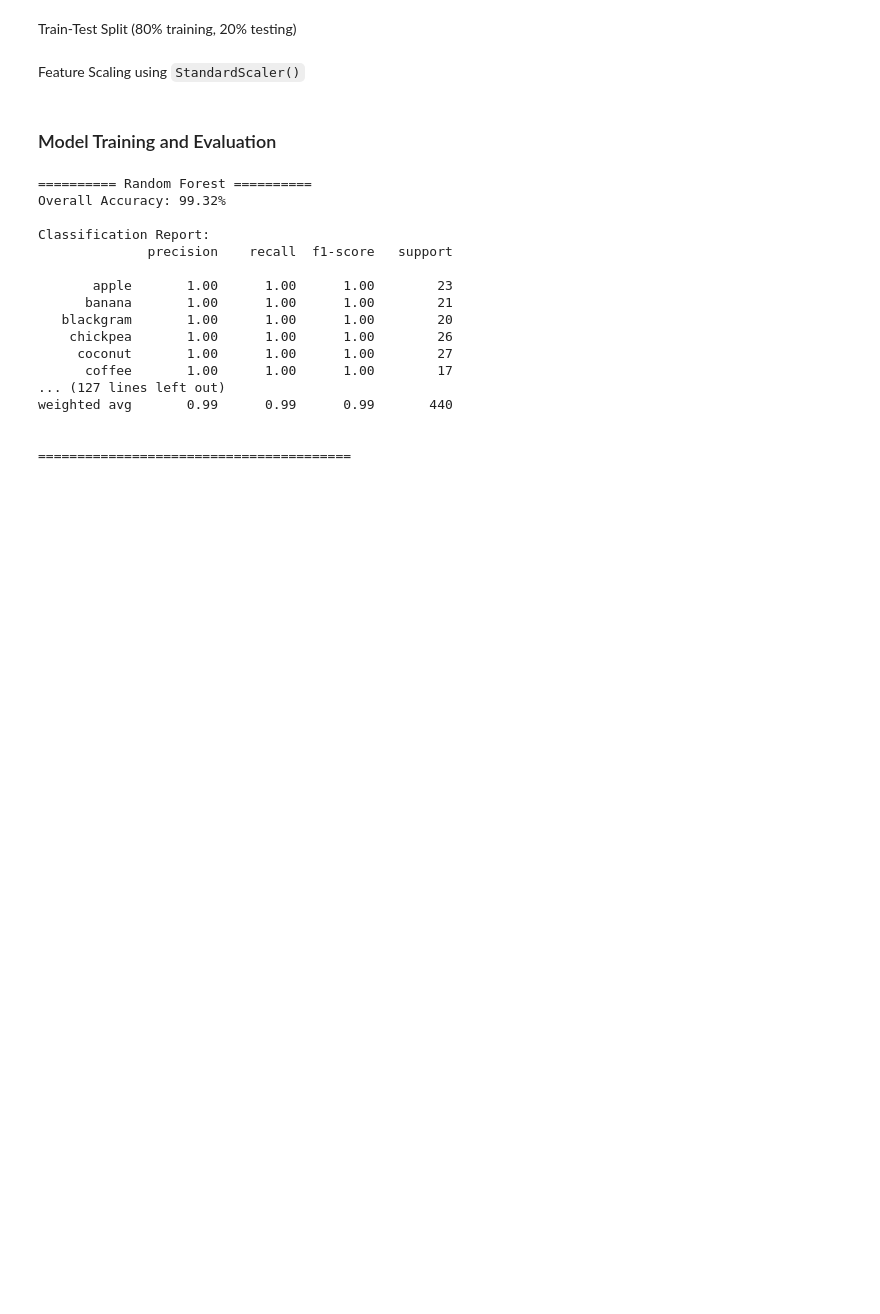
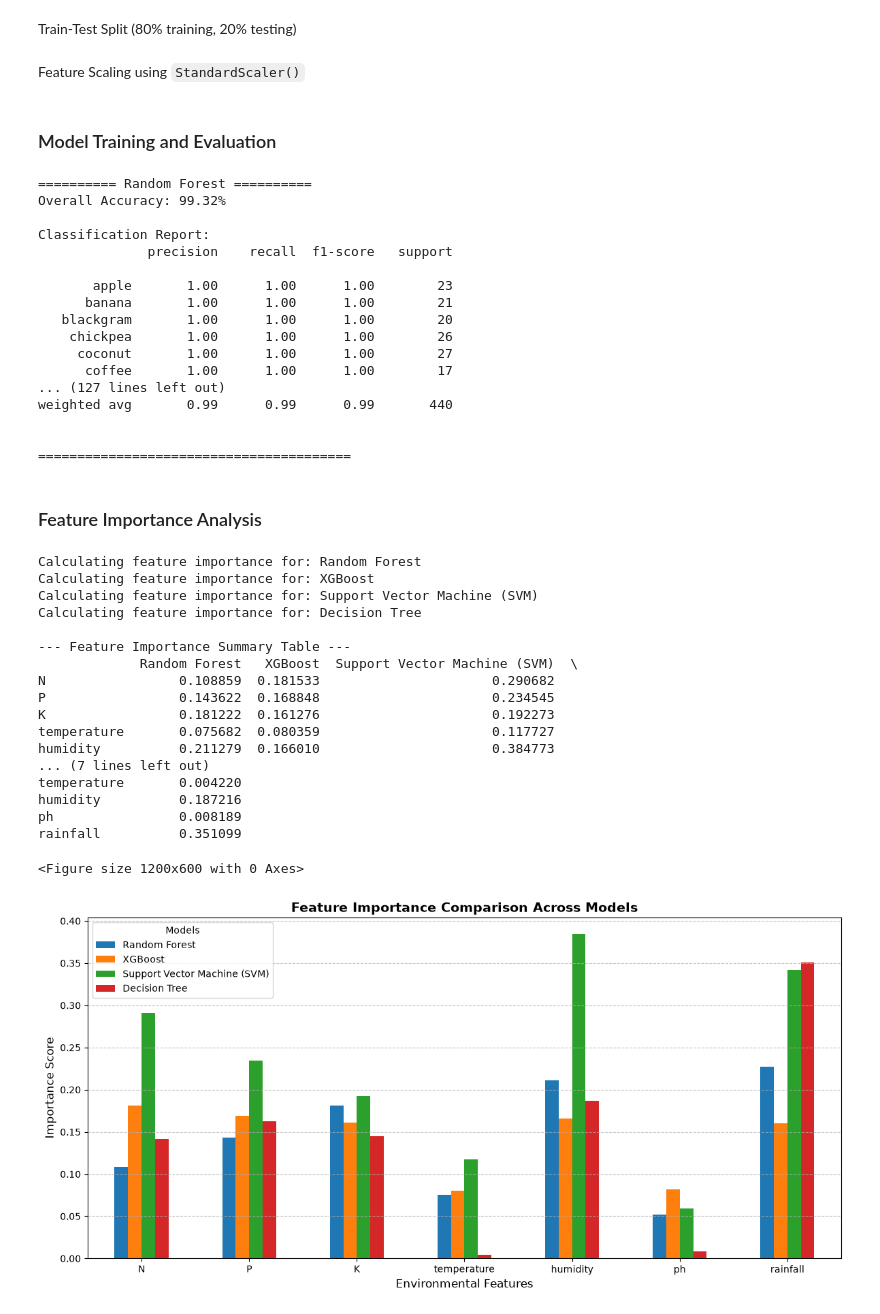
Before and after one commit to neophiles/crop-classifier, a Jupyter notebook: notebooks/EDA(Indonesia).ipynb, the cells around one changed output. Saved outputs shown, nothing was run; the diff lists cells and outputs as text; code cells hidden in the pictures; blank space fills up the shorter version.

Commit message:
feat: Added feature importance

```diff
--- a/notebooks/EDA(Indonesia).ipynb
+++ b/notebooks/EDA(Indonesia).ipynb
@@ -204,3 +204,61 @@ weighted avg       0.99      0.99      0.99       440
 
 
 ========================================
+# %% [markdown]
+### Feature Importance Analysis
+# %%
+from sklearn.inspection import permutation_importance
+
+
+feature_names = ['N', 'P', 'K', 'temperature', 'humidity', 'ph', 'rainfall']
+
+all_importances = {}
+
+for name, model in models.items():
+    print(f"Calculating feature importance for: {name}")
+
+    if hasattr(model, "feature_importances_"):
+        importances = model.feature_importances_
+    else:
+        result = permutation_importance(
+            model, X_test_scaled, y_test,
+            n_repeats=10, random_state=42, n_jobs=-1
+        )
+        importances = result.importances_mean
+
+    all_importances[name] = importances
+
+importance_df = pd.DataFrame(all_importances, index=feature_names)
+print("\n--- Feature Importance Summary Table ---")
+print(importance_df)
+
+plt.figure(figsize=(12, 6))
+importance_df.plot(kind='bar', figsize=(12, 6))
+plt.title("Feature Importance Comparison Across Models", fontsize=14, fontweight='bold')
+plt.xlabel("Environmental Features", fontsize=12)
+plt.ylabel("Importance Score", fontsize=12)
+plt.xticks(rotation=0)
+plt.legend(title="Models")
+plt.grid(axis='y', linestyle='--', alpha=0.7)
+plt.tight_layout()
+plt.show()
+# %% [output]
+Calculating feature importance for: Random Forest
+Calculating feature importance for: XGBoost
+Calculating feature importance for: Support Vector Machine (SVM)
+Calculating feature importance for: Decision Tree
+
+--- Feature Importance Summary Table ---
+             Random Forest   XGBoost  Support Vector Machine (SVM)  \
+N                 0.108859  0.181533                      0.290682
+P                 0.143622  0.168848                      0.234545
+K                 0.181222  0.161276                      0.192273
+temperature       0.075682  0.080359                      0.117727
+humidity          0.211279  0.166010                      0.384773
+... (7 lines left out)
+temperature       0.004220
+humidity          0.187216
+ph                0.008189
+rainfall          0.351099
+<Figure size 1200x600 with 0 Axes>
+[figure, added]
```
